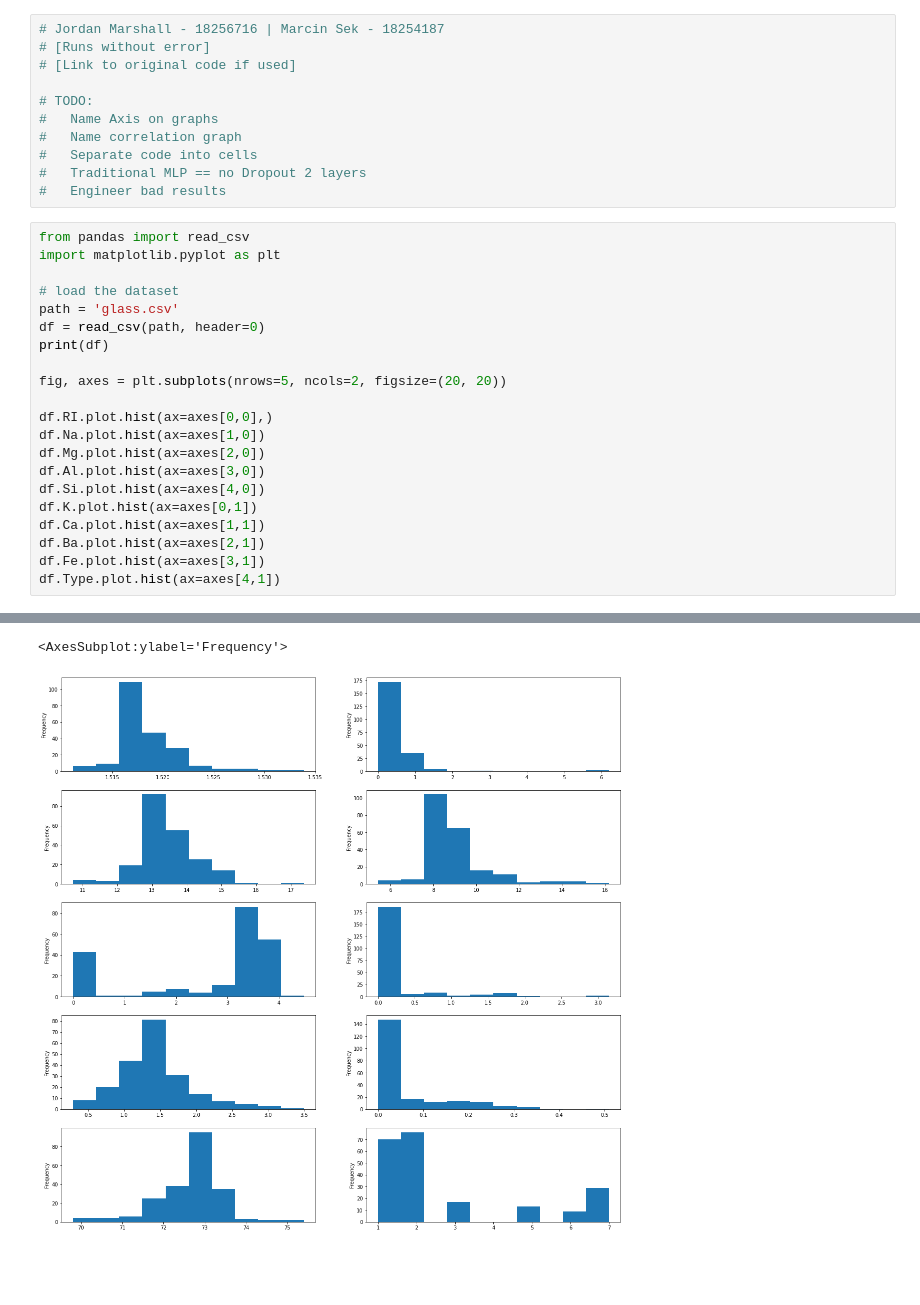
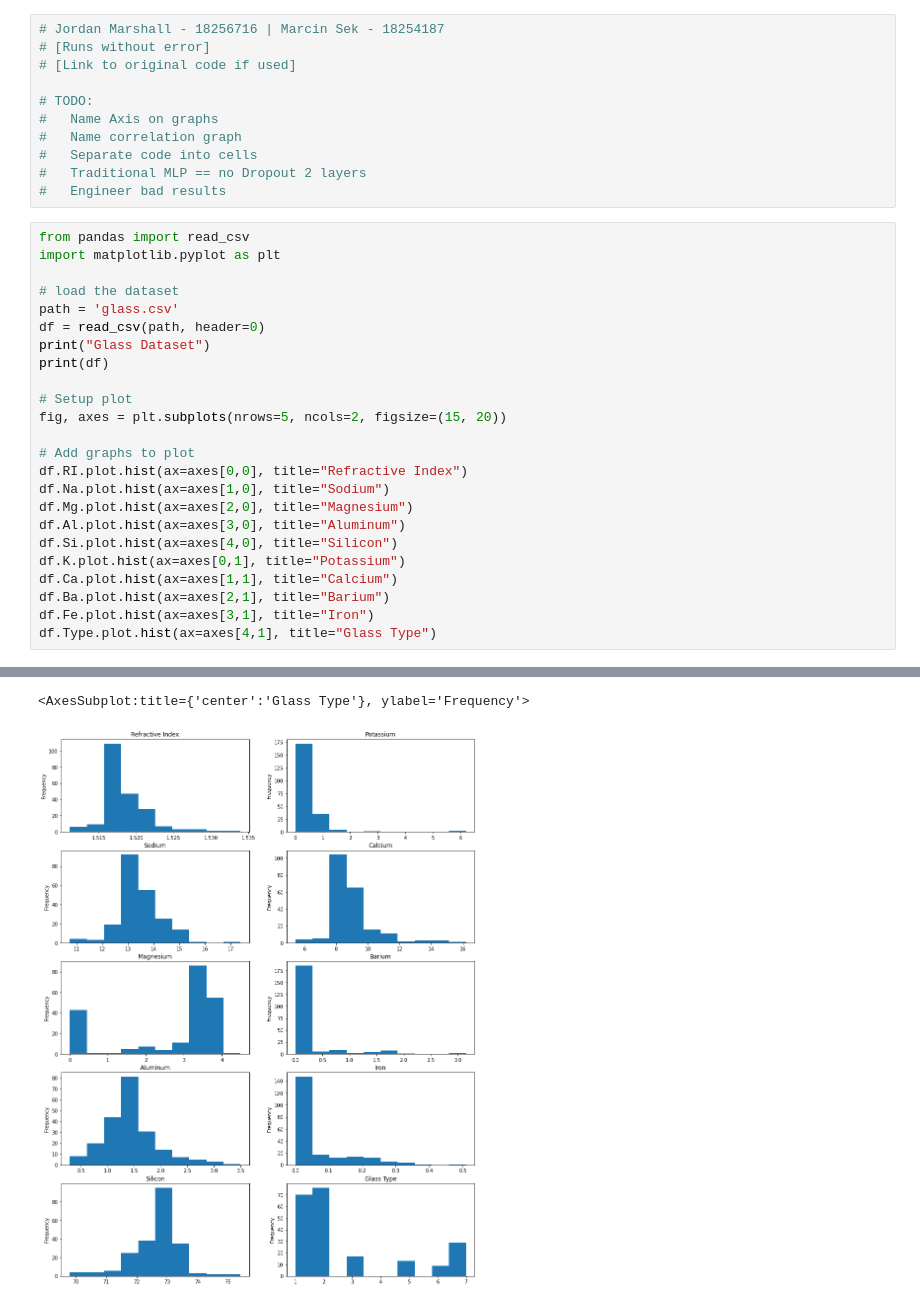
Before and after one commit to Jordanmarshall2510/CS4287-Neural-Computing, a Jupyter notebook: MLP-Assignment/model.ipynb, the cells around one changed output, grey strips where cells are left out. Cells and saved outputs as stored; diff of their text form; blank space fills up the shorter version.

Commit message:
Added comments and fixes to plots

```diff
--- a/MLP-Assignment/model.ipynb
+++ b/MLP-Assignment/model.ipynb
@@ -16,18 +16,21 @@ import matplotlib.pyplot as plt
 # load the dataset
 path = 'glass.csv'
 df = read_csv(path, header=0)
+print("Glass Dataset")
 print(df)
 
-fig, axes = plt.subplots(nrows=5, ncols=2, figsize=(20, 20))
+# Setup plot
+fig, axes = plt.subplots(nrows=5, ncols=2, figsize=(15, 20))
 
-df.RI.plot.hist(ax=axes[0,0],)
-df.Na.plot.hist(ax=axes[1,0])
-df.Mg.plot.hist(ax=axes[2,0])
-df.Al.plot.hist(ax=axes[3,0])
-df.Si.plot.hist(ax=axes[4,0])
-df.K.plot.hist(ax=axes[0,1])
-df.Ca.plot.hist(ax=axes[1,1])
-df.Ba.plot.hist(ax=axes[2,1])
-df.Fe.plot.hist(ax=axes[3,1])
-df.Type.plot.hist(ax=axes[4,1])
+# Add graphs to plot
+df.RI.plot.hist(ax=axes[0,0], title="Refractive Index")
+df.Na.plot.hist(ax=axes[1,0], title="Sodium")
+df.Mg.plot.hist(ax=axes[2,0], title="Magnesium")
+df.Al.plot.hist(ax=axes[3,0], title="Aluminum")
+df.Si.plot.hist(ax=axes[4,0], title="Silicon")
+df.K.plot.hist(ax=axes[0,1], title="Potassium")
+df.Ca.plot.hist(ax=axes[1,1], title="Calcium")
+df.Ba.plot.hist(ax=axes[2,1], title="Barium")
+df.Fe.plot.hist(ax=axes[3,1], title="Iron")
+df.Type.plot.hist(ax=axes[4,1], title="Glass Type")
 # %% [output]
@@ -34,19 +38,19 @@ df.Type.plot.hist(ax=axes[4,1])
           RI     Na    Mg    Al     Si     K    Ca    Ba   Fe  Type
 0    1.52101  13.64  4.49  1.10  71.78  0.06  8.75  0.00  0.0     1
 1    1.51761  13.89  3.60  1.36  72.73  0.48  7.83  0.00  0.0     1
 2    1.51618  13.53  3.55  1.54  72.99  0.39  7.78  0.00  0.0     1
 3    1.51766  13.21  3.69  1.29  72.61  0.57  8.22  0.00  0.0     1
 4    1.51742  13.27  3.62  1.24  73.08  0.55  8.07  0.00  0.0     1
 ..       ...    ...   ...   ...    ...   ...   ...   ...  ...   ...
 209  1.51623  14.14  0.00  2.88  72.61  0.08  9.18  1.06  0.0     7
 210  1.51685  14.92  0.00  1.99  73.06  0.00  8.40  1.59  0.0     7
 211  1.52065  14.36  0.00  2.02  73.42  0.00  8.44  1.64  0.0     7
 212  1.51651  14.38  0.00  1.94  73.61  0.00  8.48  1.57  0.0     7
 213  1.51711  14.23  0.00  2.08  73.36  0.00  8.62  1.67  0.0     7
 
 [214 rows x 10 columns]
-<AxesSubplot:ylabel='Frequency'>
+<AxesSubplot:title={'center':'Glass Type'}, ylabel='Frequency'>
-[figure, old version]
+[figure, new version]
 # %%
 import seaborn as sns
 
```
Also changed, not shown: parts of 3 cells of this notebook.
